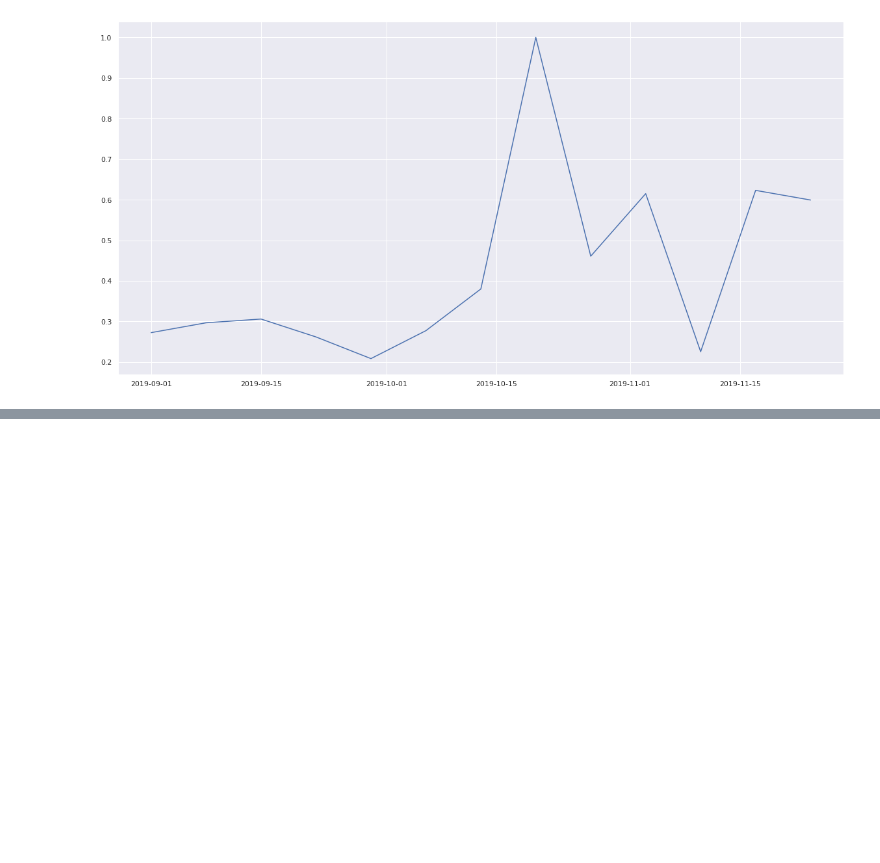
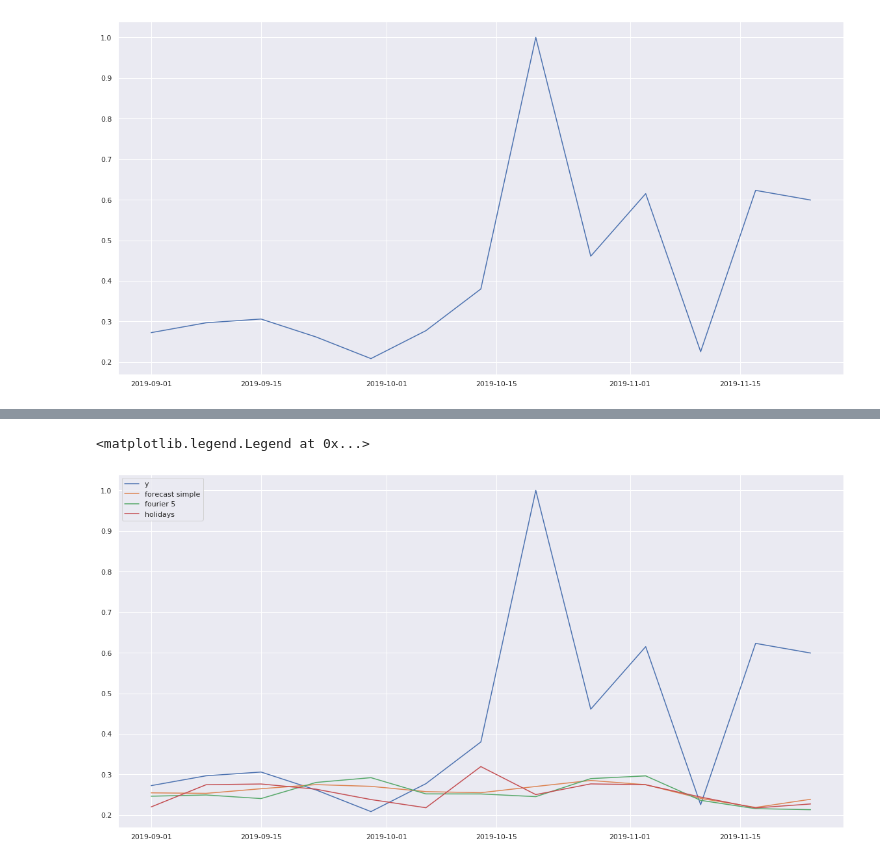
Before and after one commit to BlueOrangeDigital/TimeSeries, a Jupyter notebook: Prophet/By_Week.ipynb, the cells around one changed output, grey strips where cells are left out. Saved outputs shown, nothing was run; the diff lists cells and outputs as text; code cells hidden in the pictures; blank space fills up the shorter version.

```diff
--- a/Prophet/By_Week.ipynb
+++ b/Prophet/By_Week.ipynb
@@ -275,0 +284,10 @@ plt.legend(loc="upper left")
+# %%
+plt.rcParams["figure.figsize"] = (20,10)
+plt.plot(revenue_x_w_norm[revenue_x_w_norm['ds'] >= '2019-09-01']['ds'], revenue_x_w_norm[revenue_x_w_norm['ds'] >= '2019-09-01']['y'], label='y')
+plt.plot(forecast[forecast['ds'] >= '2019-09-01']['ds'], forecast[forecast['ds'] >= '2019-09-01']['yhat'], label='forecast simple')
+plt.plot(forecast1[forecast1['ds'] >= '2019-09-01']['ds'], forecast1[forecast1['ds'] >= '2019-09-01']['yhat'], label='fourier 5')
+plt.plot(forecast2[forecast2['ds'] >= '2019-09-01']['ds'], forecast2[forecast2['ds'] >= '2019-09-01']['yhat'], label='holidays')
+plt.legend(loc="upper left")
+# %% [output]
+<matplotlib.legend.Legend at 0x...>
+[figure, added]
```
Also changed, not shown: parts of 4 cells of this notebook.
